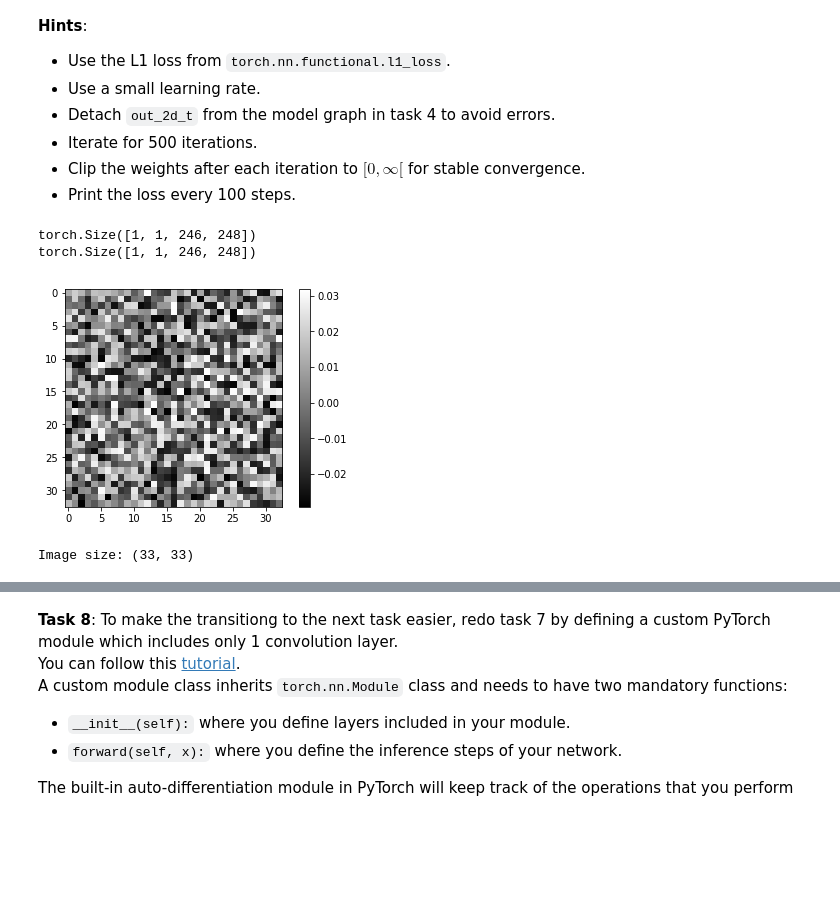
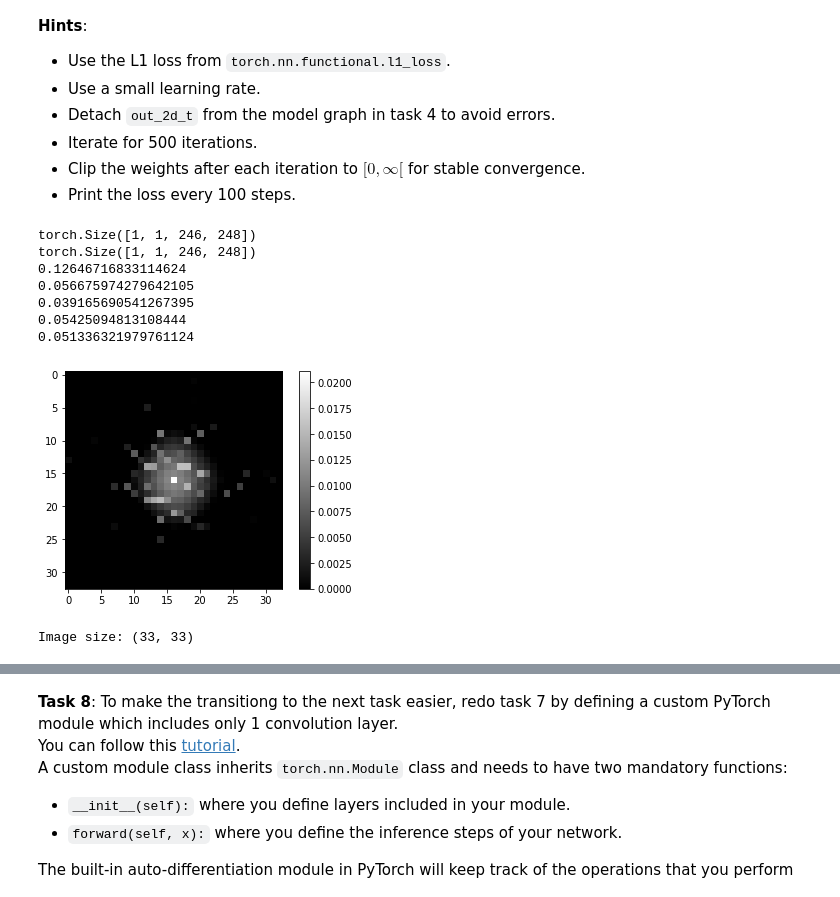
Before and after one commit to FilipBerglund/TBMI26, a Jupyter notebook: lab3/lab3.ipynb, the cells around one changed output, grey strips where cells are left out. Cells and saved outputs as stored; diff of their text form; code cells hidden in the pictures; blank space fills up the shorter version.

```diff
--- a/lab3/lab3.ipynb
+++ b/lab3/lab3.ipynb
@@ -195,28 +197,43 @@ Now, we want the network to learn the convolution filter given the input and the
 # %%
 # Define the model and the optimizer
 # YOUR CODE HERE
-model_1layer = torch.nn.Conv2d(1,1,kernel_size = [33,33], padding = 16, bias = False)
-inp_2d   = img_d.float()
-out_2d_t = torch.from_numpy(np.asarray(out_2d_np.reshape(1,1,246,248))).float()
+model_1layer = torch.nn.Conv2d(1,1,kernel_size = [33,33], padding = 16, bias = False).cuda()
+inp_2d   = img_d.float().cuda()
+out_2d_t = torch.from_numpy(np.asarray(out_2d_np.reshape(1,1,246,248))).float().cuda()
 
 print(inp_2d.size())
 print(out_2d_t.size())
 
-optimizer = torch.optim.SGD(model_1layer.parameters(), lr = 0.0001)
+optimizer = torch.optim.SGD(model_1layer.parameters(), lr = 0.001)
 loss_fn = torch.nn.functional.l1_loss
-for i in range(100):
+for i in range(500):
     y_pred = model_1layer(inp_2d)
     loss = loss_fn(y_pred, out_2d_t)
     optimizer.zero_grad()
     loss.backward()
     optimizer.step()
+    for parameter in model_1layer.parameters():
+        parameter.data.clamp_(0)
+
+    #for k in range(33):
+     #   for j in range(33):
+      #      if model_1layer.weight[k,j] < 0:
+       #         model_1layer.weight[k,j] = 0
+    if i % 100 == 0:
+        print(loss.item())
+
 
 
 # Visualize the trained filter
 visualize(model_1layer.weight[0,0,:,:].detach().cpu().numpy())
 # %% [output]
 torch.Size([1, 1, 246, 248])
 torch.Size([1, 1, 246, 248])
+0.12646716833114624
+0.056675974279642105
+0.039165690541267395
+0.05425094813108444
+0.051336321979761124
-[figure, old version]
+[figure, new version]
 Image size: (33, 33)
 # %%
```
Also changed, not shown: parts of 9 cells of this notebook.
